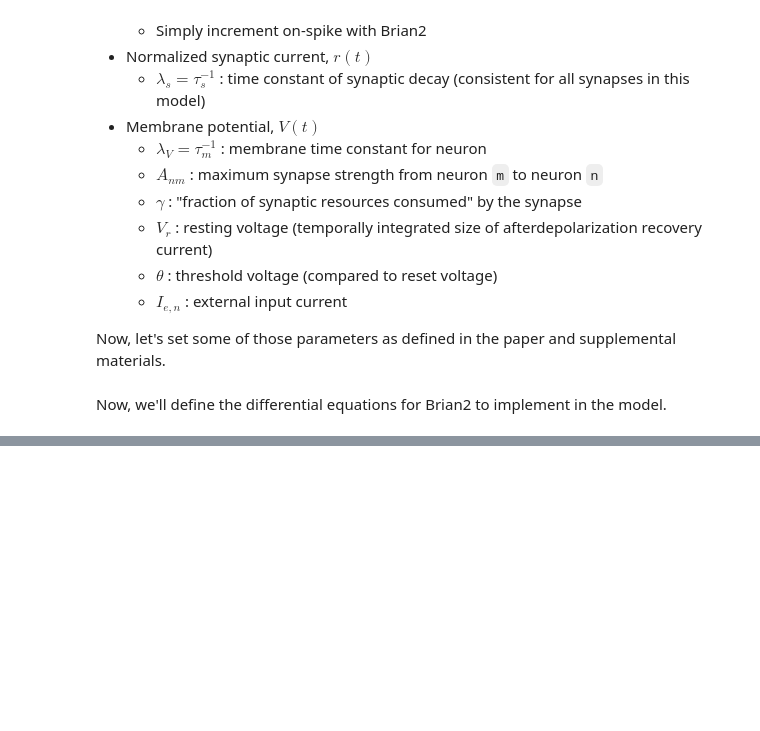
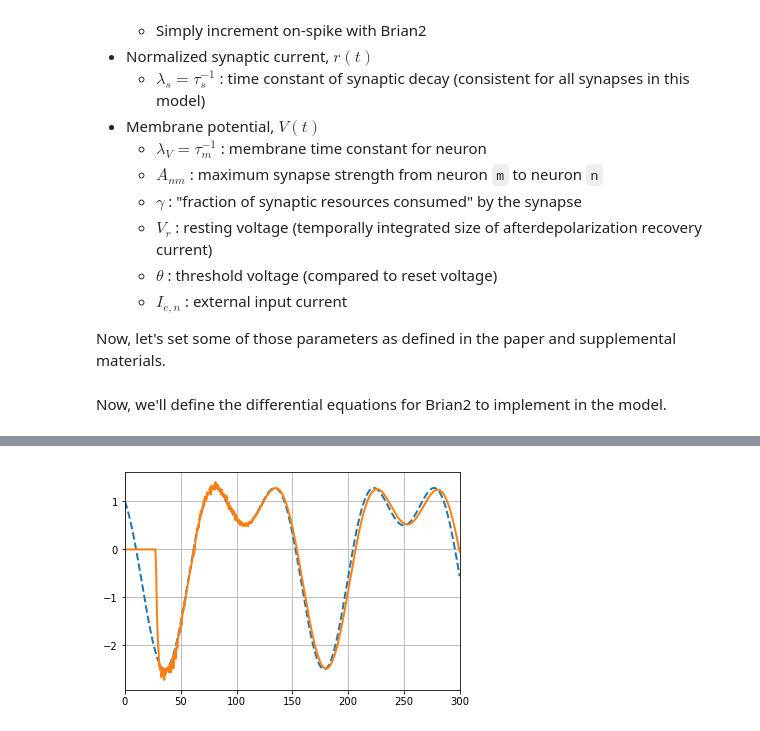
Before and after one commit to acellon/emc-brian-docker, a Jupyter notebook: src/emc-final-project.ipynb, the cells around one changed output, grey strips where cells are left out. Drawn from its saved outputs; the diff is of its cells as text; code cells hidden in the pictures; blank space fills up the shorter version.

```diff
--- a/src/emc-final-project.ipynb
+++ b/src/emc-final-project.ipynb
@@ -81,0 +191,8 @@ scatter(check_syn.i,check_syn.j,s=check_syn.A*2000)
+# %%
+plot(inmon.t/ms, inmon.F.flatten(),ls='--',lw=2)
+plot(outmon.t/ms, outmon.z.flatten(),lw=2)
+xlim([0,300])
+grid()
+show()
+# %% [output]
+[figure, added]
```
Also changed, not shown: parts of 25 cells of this notebook, 1 other file.
